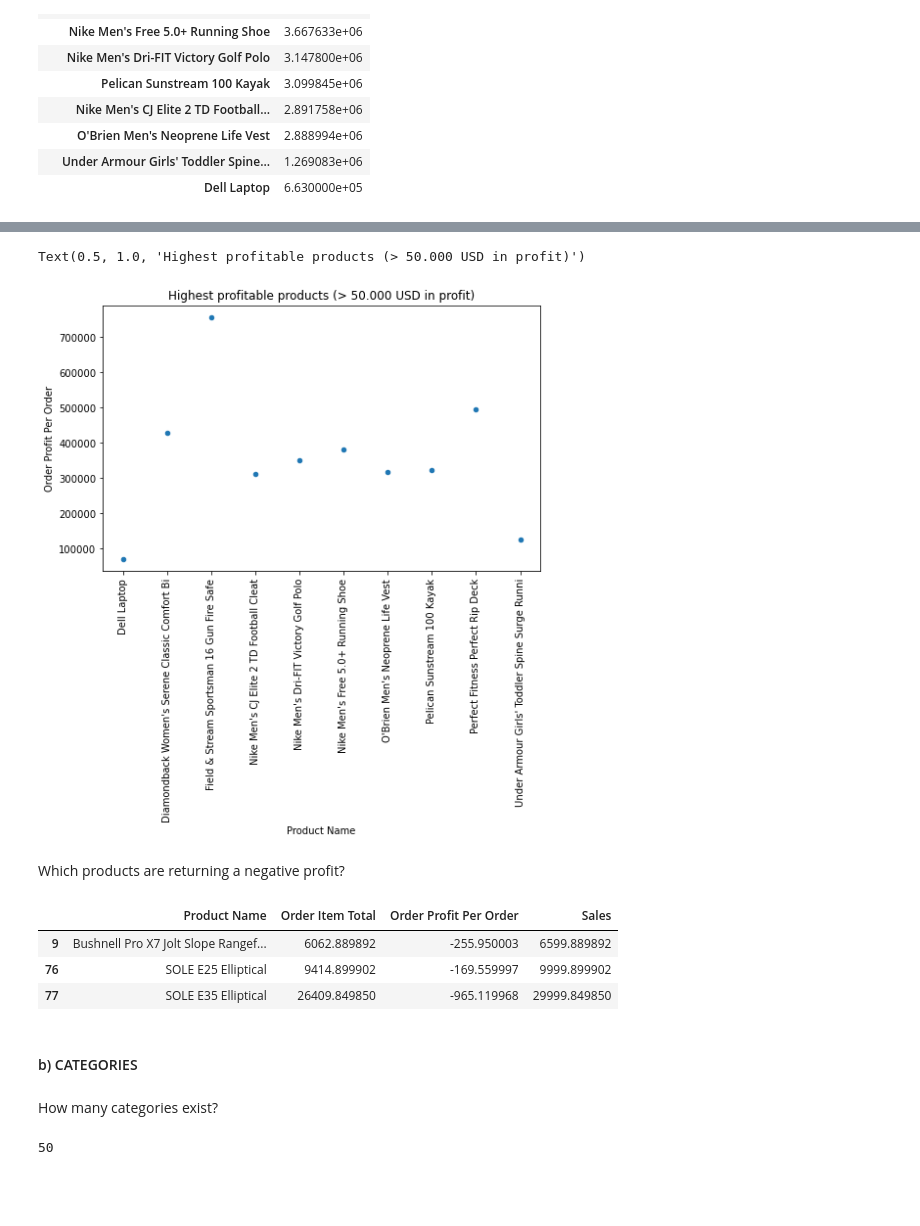
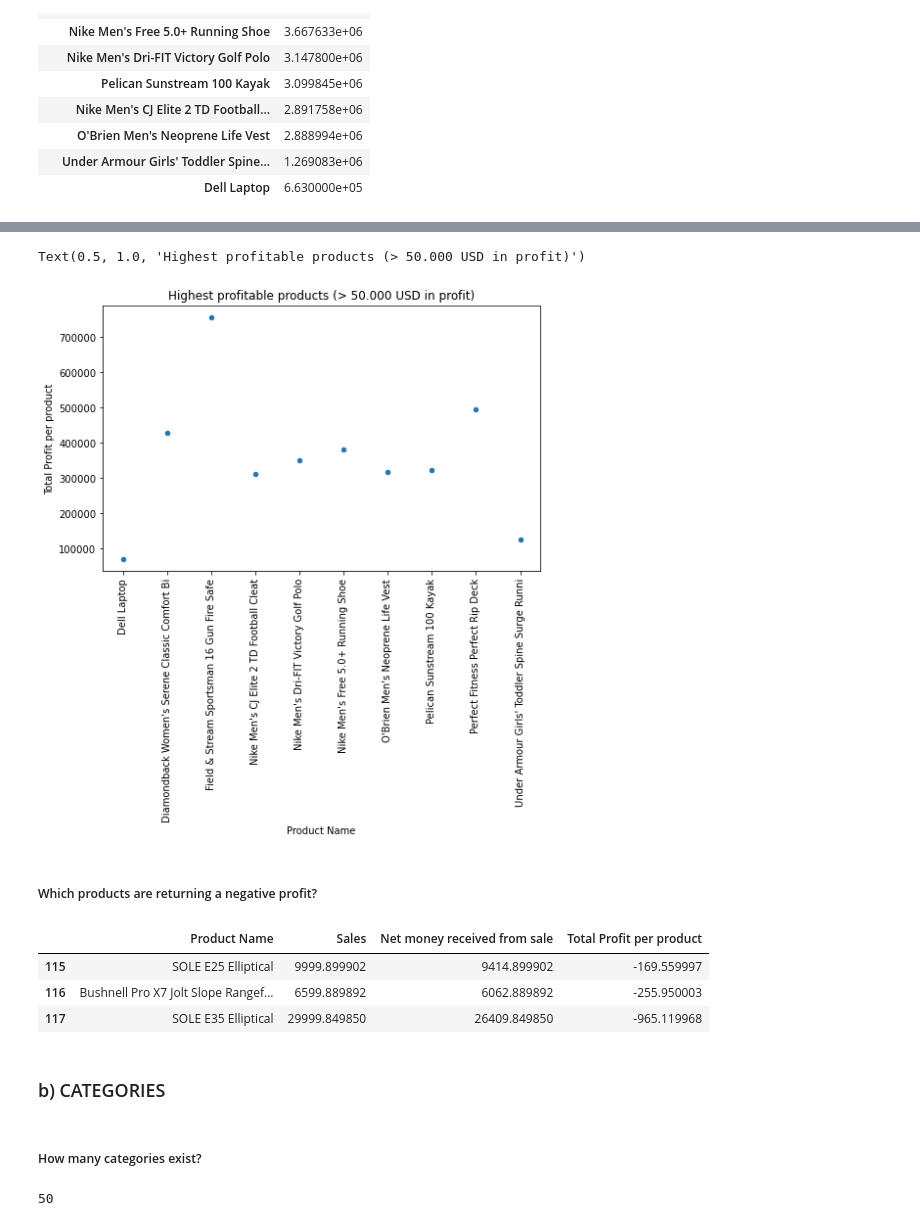
Before and after one commit to adriana-nm/projects_supply_chain_data_analysis, a Jupyter notebook: product/task2_product.ipynb, the cells around one changed output, grey strips where cells are left out. Drawn from its saved outputs; the diff is of its cells as text; code cells hidden in the pictures; blank space fills up the shorter version.

```diff
--- a/Projects_II_product.ipynb
+++ b/product/task2_product.ipynb
@@ -190,5 +204,6 @@ Text(0.5, 1.0, 'Profit of line of products in USD')
 df_salprof2 = df.groupby('Product Name').sum()['Order Profit Per Order']
 df_salprof2 = df_salprof2[df_salprof2 > 50000]
 df_salprof2 = df_salprof2.reset_index()
+df_salprof2.columns = df_salprof2.columns.str.replace('Order Profit Per Order','Total Profit per product')
 df_salprof2
 # %% [output]
@@ -204,25 +219,25 @@ df_salprof2
 | 8 | Perfect Fitness Perfect Rip Deck | 493828.299782 |
 | 9 | Under Armour Girls' Toddler Spine... | 126278.510299 |
 # %%
-df_salprof2.plot(x="Product Name", y="Order Profit Per Order", kind="scatter", figsize=(8,5))
+df_salprof2.plot(x="Product Name", y="Total Profit per product", kind="scatter", figsize=(8,5))
 plt.xticks(rotation=90)
 plt.title('Highest profitable products (> 50.000 USD in profit)')
 # %% [output]
 Text(0.5, 1.0, 'Highest profitable products (> 50.000 USD in profit)')
-[figure, old version]
+[figure, new version]
 # %% [markdown]
-Which products are returning a negative profit?
+##### Which products are returning a negative profit?
 # %%
-df_salprof[df_salprof['Order Profit Per Order'] < 0]
+df_salprof[df_salprof['Total Profit per product'] < 0]
 # %% [output]
-|  | Product Name | Order Item Total | Order Profit Per Order | Sales |
-| 9 | Bushnell Pro X7 Jolt Slope Rangef... | 6062.889892 | -255.950003 | 6599.889892 |
-| 76 | SOLE E25 Elliptical | 9414.899902 | -169.559997 | 9999.899902 |
-| 77 | SOLE E35 Elliptical | 26409.849850 | -965.119968 | 29999.849850 |
+|  | Product Name | Sales | Net money received from sale | Total Profit per product |
+| 115 | SOLE E25 Elliptical | 9999.899902 | 9414.899902 | -169.559997 |
+| 116 | Bushnell Pro X7 Jolt Slope Rangef... | 6599.889892 | 6062.889892 | -255.950003 |
+| 117 | SOLE E35 Elliptical | 29999.849850 | 26409.849850 | -965.119968 |
 # %% [markdown]
-#### b)  CATEGORIES
+### b)  CATEGORIES
 # %% [markdown]
-How many categories exist?
+##### How many categories exist?
 # %%
 df_prod['Category Name'].nunique()
 # %% [output]
```
Also changed, not shown: parts of 35 cells of this notebook, 2 other files.
